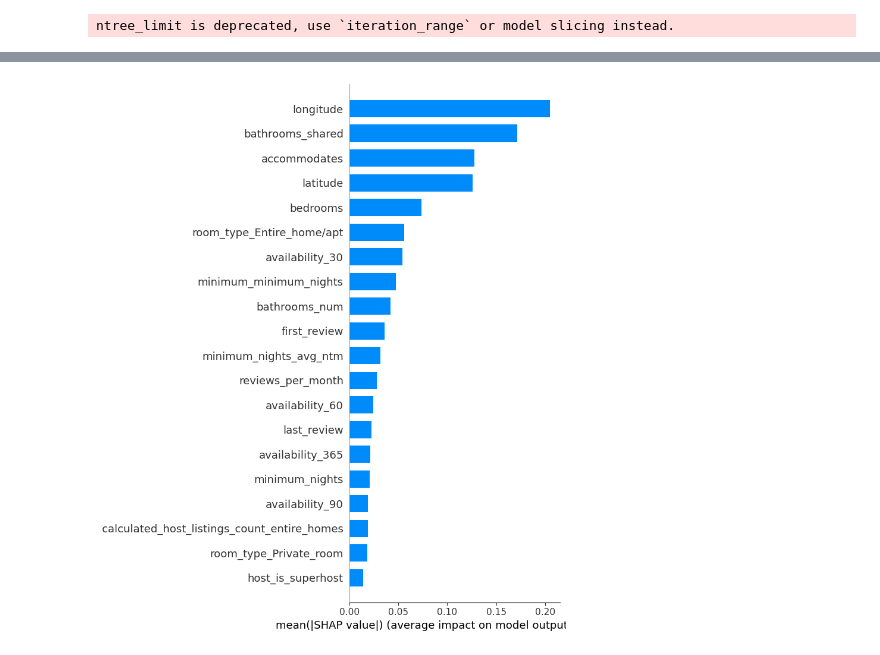
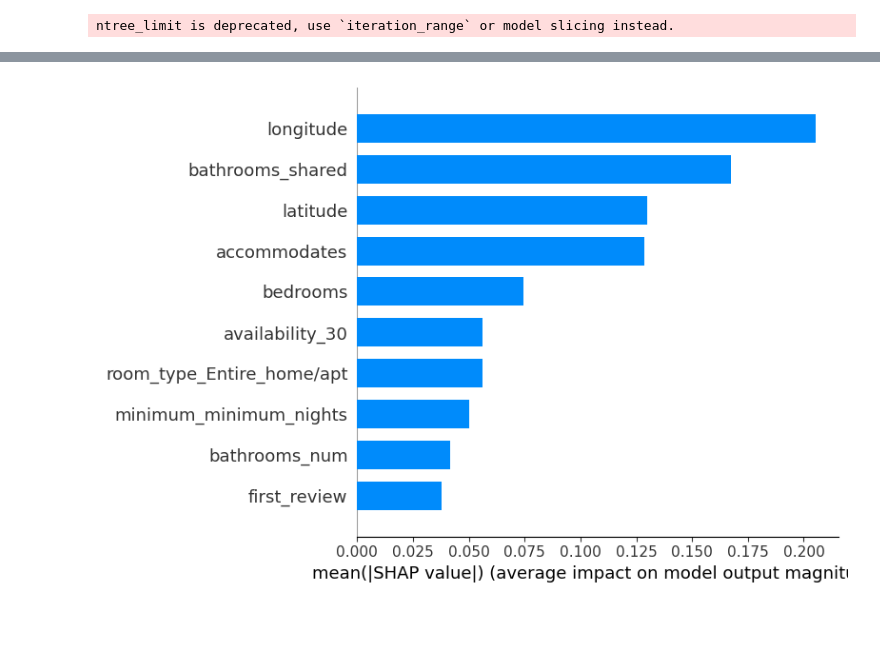
Before and after one commit to harryh5427/AirBnB_Pricing, a Jupyter notebook: AirBnB_Pricing.ipynb, the cells around one changed output, grey strips where cells are left out. Cells and saved outputs as stored; diff of their text form; code cells hidden in the pictures; blank space fills up the shorter version.

```diff
--- a/AirBnB_Pricing.ipynb
+++ b/AirBnB_Pricing.ipynb
@@ -1018,10 +1046,9 @@ Test score: 0.604
 from sklearn.linear_model import ElasticNet
 import joblib
 
-fitted_search = joblib.load('model/enet.joblib')
-enet = fitted_search.best_estimator_ # As default, GridSearchCV has refit=True so this is trained with the entire X_train and y_train
+enet, best_cv_score = joblib.load('model/enet.joblib')
 print(enet)
-print(f"Mean cross-validated score of the best_estimator: {round(fitted_search.best_score_, 3)}")
+print(f"Mean cross-validated score of the best_estimator: {round(best_cv_score, 3)}")
 print("ElasticNet Regression R-squared")
 print(f"Train score: {round(enet.score(X_train, y_train), 3)}")
 print(f"Test score: {round(enet.score(X_test, y_test), 3)}")
@@ -1028,10 +1063,9 @@ print(f"Test score: {round(enet.score(X_test, y_test), 3)}")
 # %%
 from sklearn.ensemble import RandomForestRegressor
 
-fitted_search = joblib.load('model/rfr.joblib')
-rfr = fitted_search.best_estimator_ # As default, GridSearchCV has refit=True so this is trained with the entire X_train and y_train
+rfr, best_cv_score = joblib.load('model/rfr.joblib')
 print(rfr)
-print(f"Mean cross-validated score of the best_estimator: {round(fitted_search.best_score_, 3)}")
+print(f"Mean cross-validated score of the best_estimator: {round(best_cv_score, 3)}")
 print("Random Forest Regression R-squared")
 print(f"Train score: {round(rfr.score(X_train, y_train), 3)}")
 print(f"Test score: {round(rfr.score(X_test, y_test), 3)}")
@@ -1092,8 +1144,7 @@ No data for colormapping provided via 'c'. Parameters 'vmin', 'vmax' will be ign
 # %%
 # Global interpretation - summary plot - type='bar'
-shap.initjs()
-
-shap.summary_plot(shap_values, features=X_train, feature_names=X_train.columns, plot_type='bar')
+shap.initjs() # Initiate Javascript for visualization
+shap.summary_plot(shap_values, features=X_train, feature_names=X_train.columns, plot_type='bar', max_display=10)
 # %% [output]
 [interactive output not drawn]
-[figure, old version]
+[figure, new version]
```
Also changed, not shown: parts of 66 cells of this notebook.
